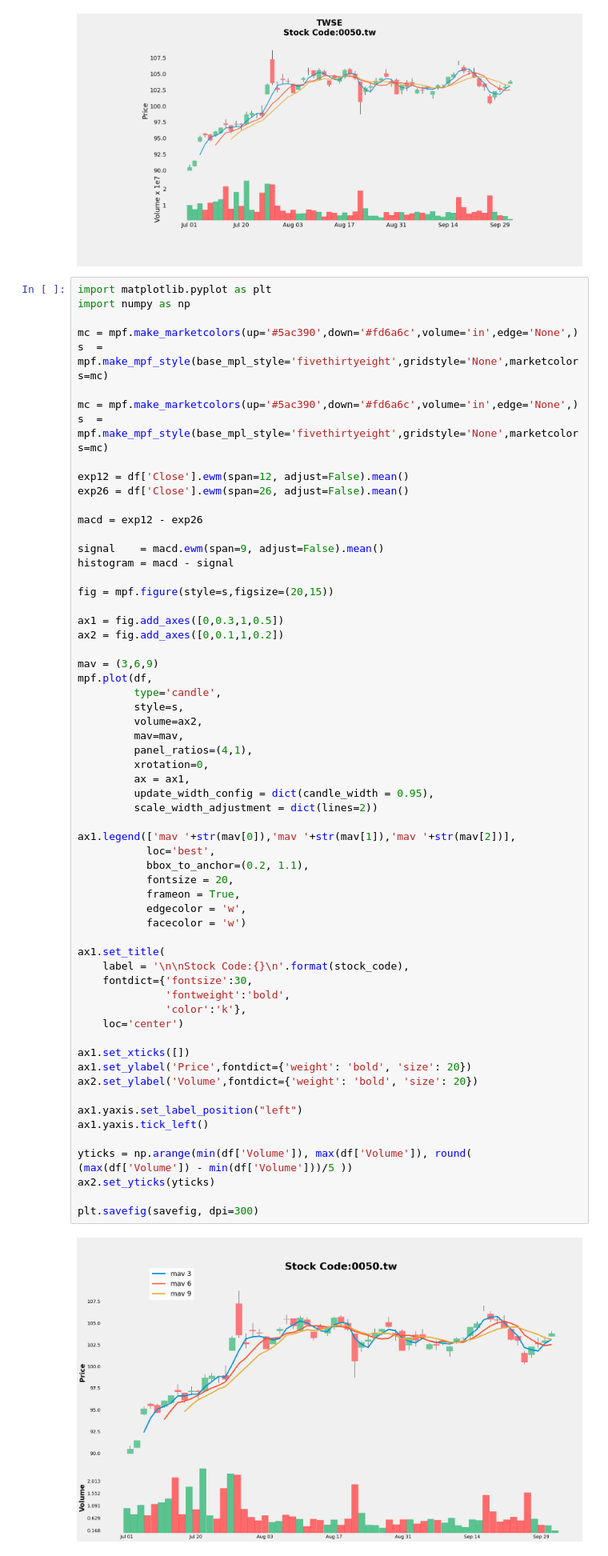
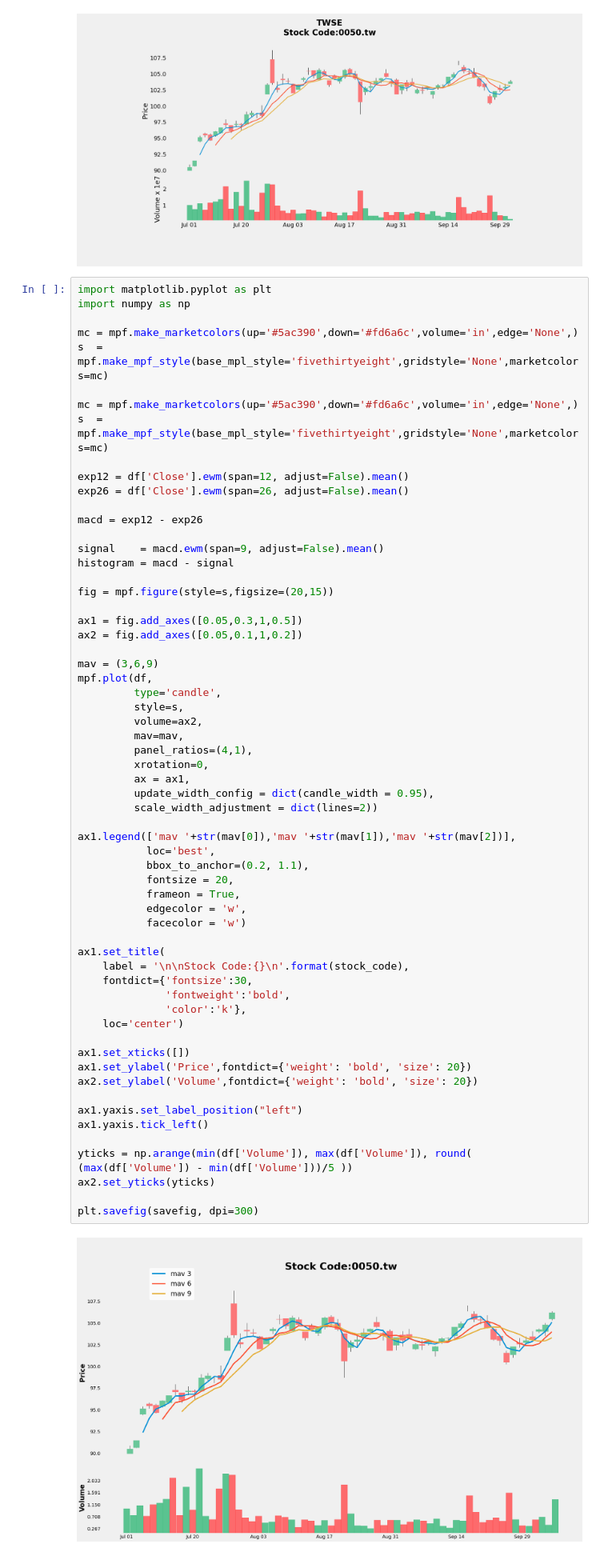
Before and after one commit to hsiangjenli/Visualization, a Jupyter notebook: mplfinance_tutorial.ipynb, the cells around one changed output. Shown at 80% size. Drawn from its saved outputs; the diff is of its cells as text.

```diff
--- a/mplfinance_tutorial.ipynb
+++ b/mplfinance_tutorial.ipynb
@@ -53,8 +53,8 @@ histogram = macd - signal
 
 fig = mpf.figure(style=s,figsize=(20,15))
 
-ax1 = fig.add_axes([0,0.3,1,0.5])
-ax2 = fig.add_axes([0,0.1,1,0.2])
+ax1 = fig.add_axes([0.05,0.3,1,0.5])
+ax2 = fig.add_axes([0.05,0.1,1,0.2])
 
 mav = (3,6,9)
 mpf.plot(df,
@@ -68,34 +68,34 @@ mpf.plot(df,
          update_width_config = dict(candle_width = 0.95),
          scale_width_adjustment = dict(lines=2))
 
 ax1.legend(['mav '+str(mav[0]),'mav '+str(mav[1]),'mav '+str(mav[2])],
            loc='best',
            bbox_to_anchor=(0.2, 1.1),
            fontsize = 20,
            frameon = True,
            edgecolor = 'w',
            facecolor = 'w')
 
 ax1.set_title(
     label = '\n\nStock Code:{}\n'.format(stock_code),
     fontdict={'fontsize':30,
               'fontweight':'bold',
               'color':'k'},
     loc='center')
 
 ax1.set_xticks([])
 ax1.set_ylabel('Price',fontdict={'weight': 'bold', 'size': 20})
 ax2.set_ylabel('Volume',fontdict={'weight': 'bold', 'size': 20})
 
 ax1.yaxis.set_label_position("left")
 ax1.yaxis.tick_left()
 
 yticks = np.arange(min(df['Volume']), max(df['Volume']), round( (max(df['Volume']) - min(df['Volume']))/5 ))
 ax2.set_yticks(yticks)
 
 plt.savefig(savefig, dpi=300)
 # %% [output]
-[figure, old version]
+[figure, new version]
 # %%
 import matplotlib.pyplot as plt
 import numpy as np
```
